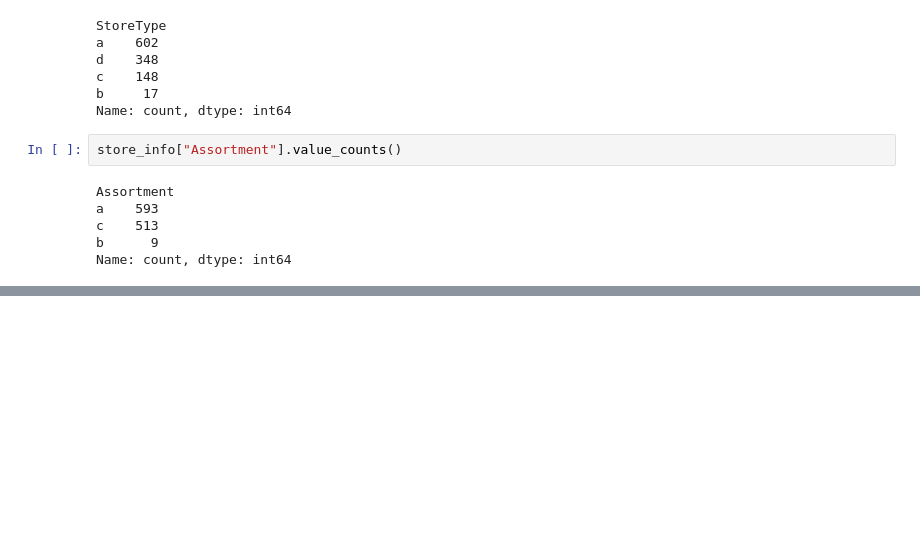
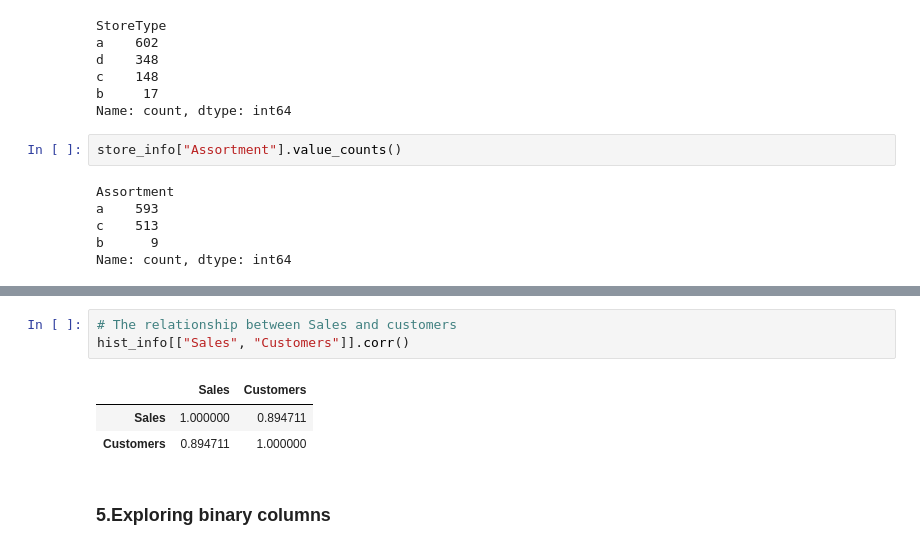
Before and after one commit to AhmedMagdy-GH/sales-forecasting-optimization, a Jupyter notebook: Notebooks/Preprocessing/01_data_exploring.ipynb, the cells around one changed output, grey strips where cells are left out. Cells and saved outputs as stored; diff of their text form; blank space fills up the shorter version.

Commit message:
exploring data completed

```diff
--- a/Notebooks/Preprocessing/01_data_exploring.ipynb
+++ b/Notebooks/Preprocessing/01_data_exploring.ipynb
@@ -137,0 +244,9 @@ Name: count, dtype: int64
+# %%
+# The relationship between Sales and customers
+hist_info[["Sales", "Customers"]].corr()
+# %% [output]
+|  | Sales | Customers |
+| Sales | 1.000000 | 0.894711 |
+| Customers | 0.894711 | 1.000000 |
+# %% [markdown]
+<h3>5.Exploring binary columns</h3>
```
Also changed, not shown: parts of 32 cells of this notebook, 22 other files.
